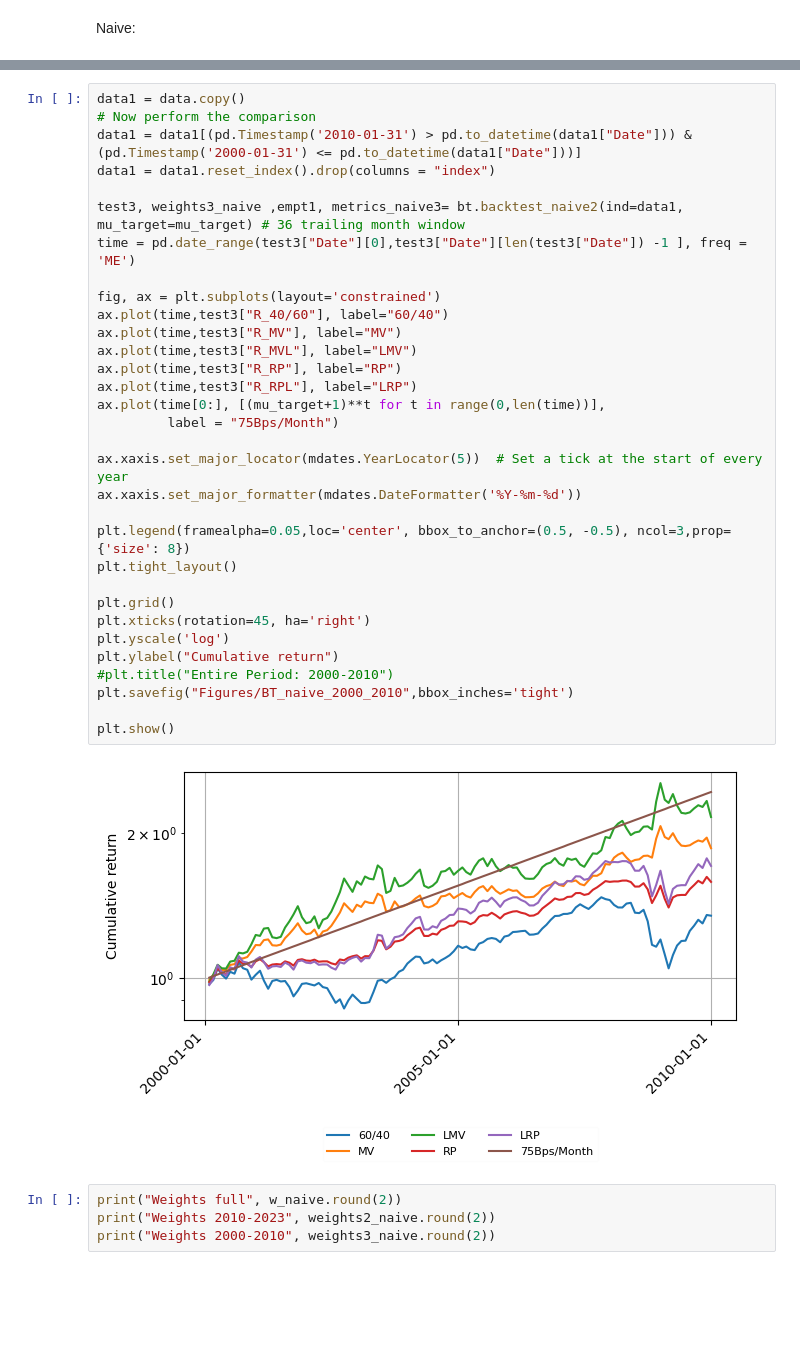
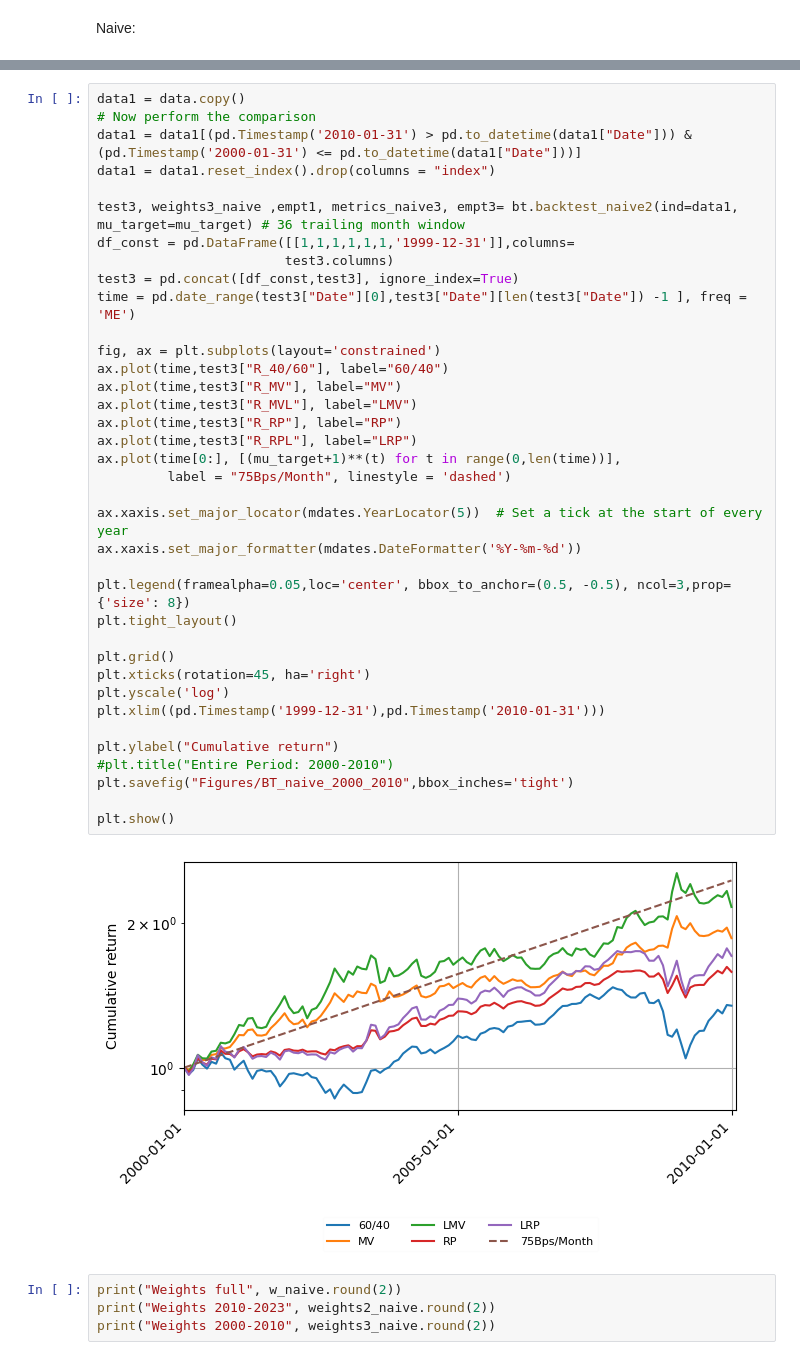
Before and after one commit to andreas-eklundh/Asset_allocation, a Jupyter notebook: Task_1.ipynb, the cells around one changed output, grey strips where cells are left out. Drawn from its saved outputs; the diff is of its cells as text; blank space fills up the shorter version.

```diff
--- a/Task_1.ipynb
+++ b/Task_1.ipynb
@@ -571,37 +587,42 @@ plt.show()
 # %%
 data1 = data.copy()
 # Now perform the comparison
 data1 = data1[(pd.Timestamp('2010-01-31') > pd.to_datetime(data1["Date"])) & (pd.Timestamp('2000-01-31') <= pd.to_datetime(data1["Date"]))]
 data1 = data1.reset_index().drop(columns = "index")
 
-test3, weights3_naive ,empt1, metrics_naive3= bt.backtest_naive2(ind=data1, mu_target=mu_target) # 36 trailing month window
+test3, weights3_naive ,empt1, metrics_naive3, empt3= bt.backtest_naive2(ind=data1, mu_target=mu_target) # 36 trailing month window
+df_const = pd.DataFrame([[1,1,1,1,1,1,'1999-12-31']],columns=
+                        test3.columns)
+test3 = pd.concat([df_const,test3], ignore_index=True)
 time = pd.date_range(test3["Date"][0],test3["Date"][len(test3["Date"]) -1 ], freq = 'ME')
 
 fig, ax = plt.subplots(layout='constrained')
 ax.plot(time,test3["R_40/60"], label="60/40")
 ax.plot(time,test3["R_MV"], label="MV")
 ax.plot(time,test3["R_MVL"], label="LMV")
 ax.plot(time,test3["R_RP"], label="RP")
 ax.plot(time,test3["R_RPL"], label="LRP")
-ax.plot(time[0:], [(mu_target+1)**t for t in range(0,len(time))],
-         label = "75Bps/Month")
+ax.plot(time[0:], [(mu_target+1)**(t) for t in range(0,len(time))],
+         label = "75Bps/Month", linestyle = 'dashed')
 
 ax.xaxis.set_major_locator(mdates.YearLocator(5))  # Set a tick at the start of every year
 ax.xaxis.set_major_formatter(mdates.DateFormatter('%Y-%m-%d'))
 
 plt.legend(framealpha=0.05,loc='center', bbox_to_anchor=(0.5, -0.5), ncol=3,prop={'size': 8})
 plt.tight_layout()
 
 plt.grid()
 plt.xticks(rotation=45, ha='right')
 plt.yscale('log')
+plt.xlim((pd.Timestamp('1999-12-31'),pd.Timestamp('2010-01-31')))
+
 plt.ylabel("Cumulative return")
 #plt.title("Entire Period: 2000-2010")
 plt.savefig("Figures/BT_naive_2000_2010",bbox_inches='tight')
 
 plt.show()
 # %% [output]
-[figure, old version]
+[figure, new version]
 # %%
 print("Weights full", w_naive.round(2))
 print("Weights 2010-2023", weights2_naive.round(2))
```
Also changed, not shown: parts of 14 cells of this notebook, 15 other files.
